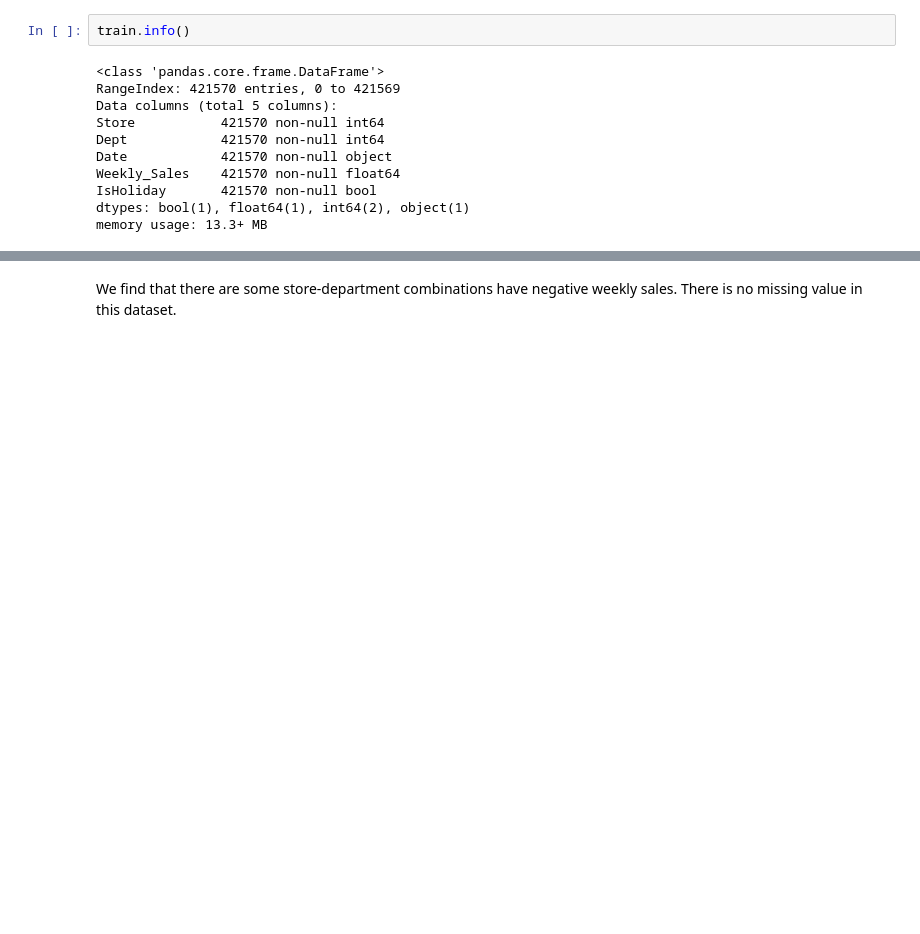
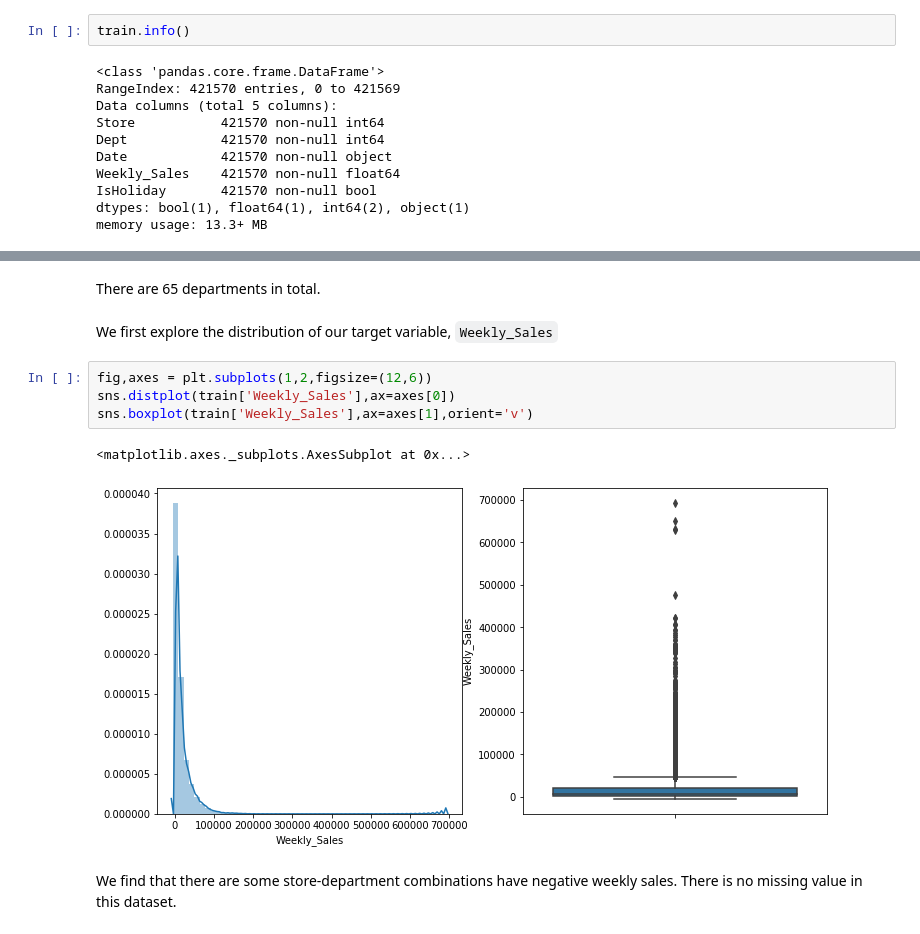
Before and after one commit to lingruiluo/WalmartSalesForecast, a Jupyter notebook: Sales-Forecast.ipynb, the cells around one changed output, grey strips where cells are left out. Drawn from its saved outputs; the diff is of its cells as text; blank space fills up the shorter version.

```diff
--- a/Sales-Forecast.ipynb
+++ b/Sales-Forecast.ipynb
@@ -65,3 +74,14 @@ memory usage: 13.3+ MB
+# %% [markdown]
+There are 65 departments in total.
+# %% [markdown]
+We first explore the distribution of our target variable, `Weekly_Sales`
+# %%
+fig,axes = plt.subplots(1,2,figsize=(12,6))
+sns.distplot(train['Weekly_Sales'],ax=axes[0])
+sns.boxplot(train['Weekly_Sales'],ax=axes[1],orient='v')
+# %% [output]
+<matplotlib.axes._subplots.AxesSubplot at 0x...>
+[figure, added]
 # %% [markdown]
 We find that there are some store-department combinations have negative weekly sales. There is no missing value in this dataset.
 # %% [markdown]
```
Also changed, not shown: parts of 36 cells of this notebook.
